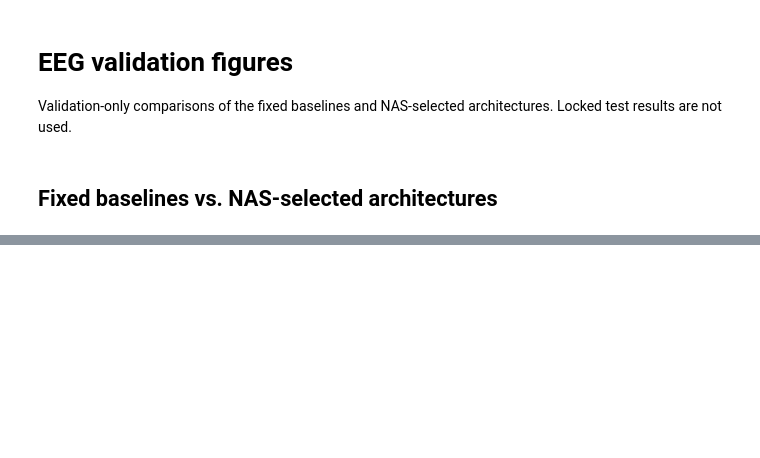
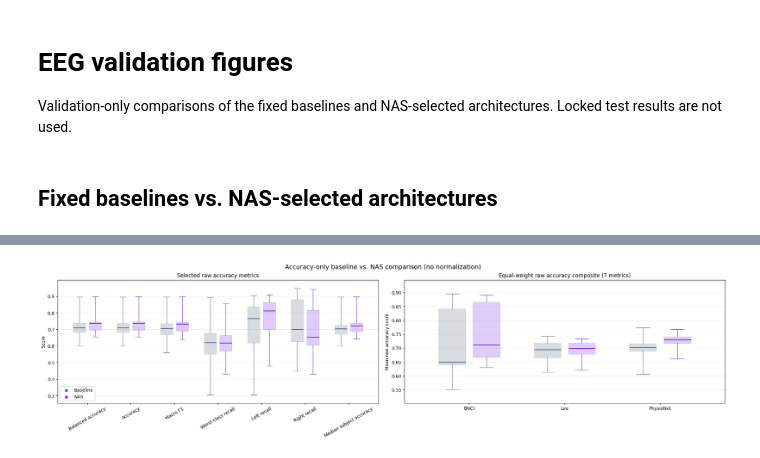
Before and after one commit to zzayah/SBL-Quant-LRD-EEG-Optimization, a Jupyter notebook: benchmarking/figures.ipynb, the cells around one changed output, grey strips where cells are left out. Saved outputs shown, nothing was run; the diff lists cells and outputs as text; code cells hidden in the pictures; blank space fills up the shorter version.

```diff
--- a/benchmarking/figures.ipynb
+++ b/benchmarking/figures.ipynb
@@ -145,0 +354,90 @@ component_table = component_summary.pivot(index='epoch', columns=['target', 'sou
+# %%
+# Accuracy-only comparison (raw 0–1 values; no normalization)
+ACCURACY_METRICS = [
+    # Overall predictive quality — choose one
+    'balanced_accuracy',
+    'accuracy',
+    'macro_f1',
+
+    # Class robustness — choose one or omit this section
+    'worst_class_recall',
+    'left_recall', # among all true left trials, how many were predicted as left?
+    'right_recall', # among all true right trials, how many were predicted as right?
+    # 'left_precision',
+    # 'right_precision',
+
+    # Subject robustness — choose one or omit this section
+    # 'subject_min_accuracy',
+    'subject_median_accuracy',
+]
+
+accuracy_metric_labels = {
+    'accuracy': 'Accuracy',
+    'balanced_accuracy': 'Balanced accuracy',
+    'macro_f1': 'Macro F1',
+    'worst_class_recall': 'Worst-class recall',
+    'left_recall': 'Left recall',
+    'right_recall': 'Right recall',
+    'left_precision': 'Left precision',
+    'right_precision': 'Right precision',
+    'subject_median_accuracy': 'Median subject accuracy',
+    'subject_min_accuracy': 'Minimum subject accuracy',
+}
+unknown_accuracy_metrics = set(ACCURACY_METRICS) - set(accuracy_metric_labels)
+if not ACCURACY_METRICS or unknown_accuracy_metrics:
+    raise ValueError(f'Select at least one valid accuracy metric; unknown: {sorted(unknown_accuracy_metrics)}')
+
+accuracy_long = comparison.melt(
+    id_vars=['family', 'seed', 'dataset', 'candidate'],
+    value_vars=ACCURACY_METRICS,
+    var_name='metric', value_name='score',
+)
+accuracy_composite = (
+    accuracy_long.groupby(['family', 'seed', 'dataset', 'candidate'], as_index=False)['score'].mean()
+)
+component_ylim = (accuracy_long['score'].min() - 0.05, accuracy_long['score'].max() + 0.05)
+composite_ylim = (accuracy_composite['score'].min() - 0.05, accuracy_composite['score'].max() + 0.05)
+fig, axes = plt.subplots(
+    1, 2, figsize=(max(12, 2.2 * len(ACCURACY_METRICS) + 6), 5.5), constrained_layout=True,
+)
+component_axis, composite_axis = axes
+colors = {'Baseline': '#64748b', 'NAS': '#7c3aed'}
+for center, metric in enumerate(ACCURACY_METRICS):
+    for family, position in [('Baseline', center - 0.18), ('NAS', center + 0.18)]:
+        values = accuracy_long.loc[(accuracy_long['metric'] == metric) & (accuracy_long['family'] == family), 'score']
+        component_axis.boxplot(
+            values, positions=[position], widths=0.28, patch_artist=True, whis=(0, 100),
+            boxprops={'facecolor': colors[family], 'edgecolor': colors[family], 'alpha': 0.25},
+            medianprops={'color': colors[family], 'linewidth': 2},
+            whiskerprops={'color': colors[family]}, capprops={'color': colors[family]},
+        )
+component_axis.set(
+    title='Selected raw accuracy metrics', ylabel='Score',
+    xticks=list(range(len(ACCURACY_METRICS))),
+    xticklabels=[accuracy_metric_labels[metric] for metric in ACCURACY_METRICS],
+    ylim=component_ylim,
+)
+component_axis.tick_params(axis='x', rotation=30)
+component_axis.grid(axis='y', alpha=0.25)
+component_axis.scatter([], [], color=colors['Baseline'], label='Baseline')
+component_axis.scatter([], [], color=colors['NAS'], label='NAS')
+component_axis.legend()
+for center, dataset in enumerate(dataset_labels):
+    for family, position in [('Baseline', center - 0.18), ('NAS', center + 0.18)]:
+        values = accuracy_composite.loc[(accuracy_composite['dataset'] == dataset) & (accuracy_composite['family'] == family), 'score']
+        composite_axis.boxplot(
+            values, positions=[position], widths=0.28, patch_artist=True, whis=(0, 100),
+            boxprops={'facecolor': colors[family], 'edgecolor': colors[family], 'alpha': 0.25},
+            medianprops={'color': colors[family], 'linewidth': 2},
+            whiskerprops={'color': colors[family]}, capprops={'color': colors[family]},
+        )
+composite_axis.set(
+    title=f'Equal-weight raw accuracy composite ({len(ACCURACY_METRICS)} metrics)',
+    ylabel='Mean raw accuracy score', xticks=list(range(len(dataset_labels))),
+    xticklabels=[dataset_labels[dataset] for dataset in dataset_labels], ylim=composite_ylim,
+)
+composite_axis.grid(axis='y', alpha=0.25)
+fig.suptitle('Accuracy-only baseline vs. NAS comparison (no normalization)', fontsize=14)
+plt.show()
+# %% [output]
+[figure, added]
```
Also changed, not shown: parts of 8 cells of this notebook, 9 other files.
